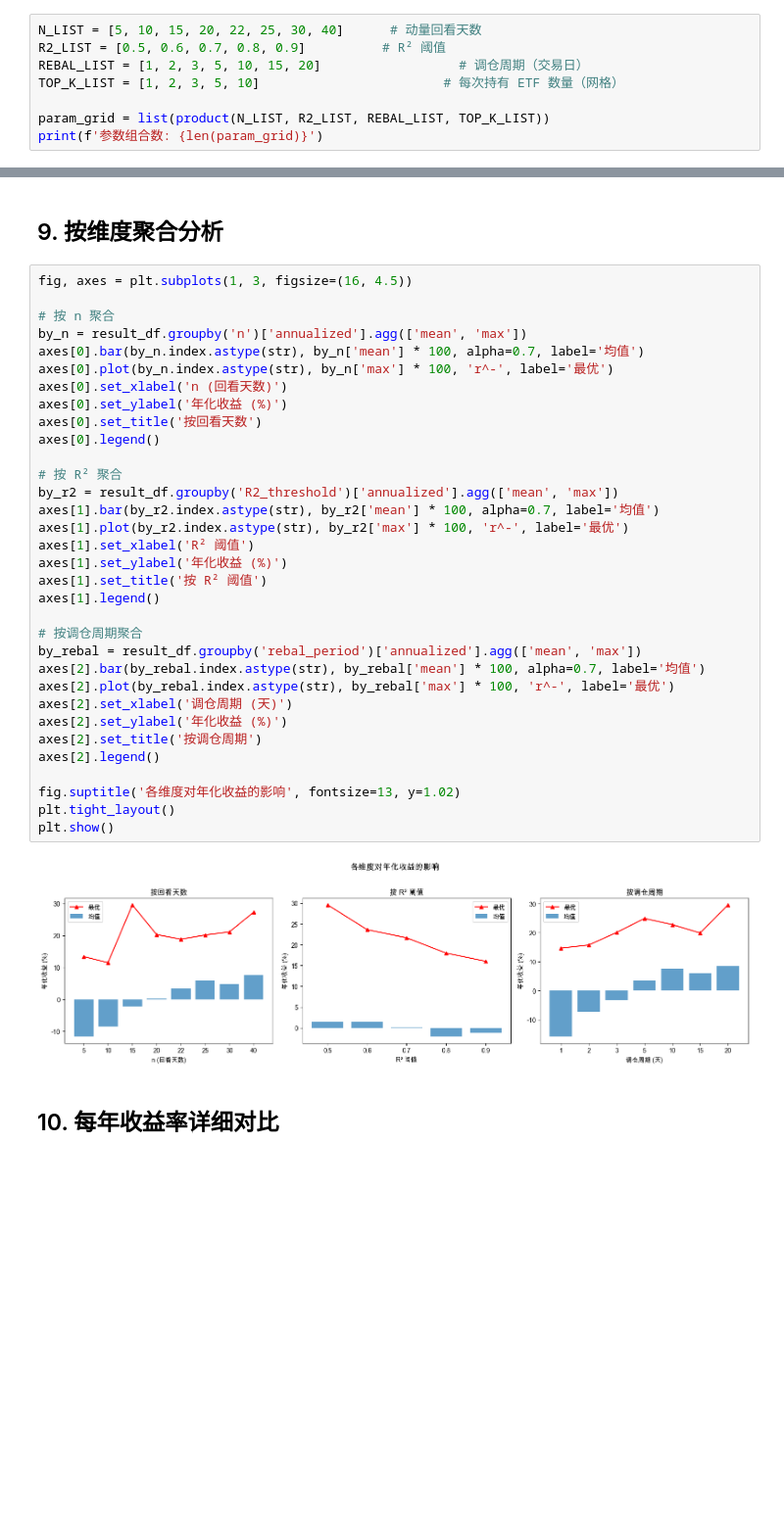
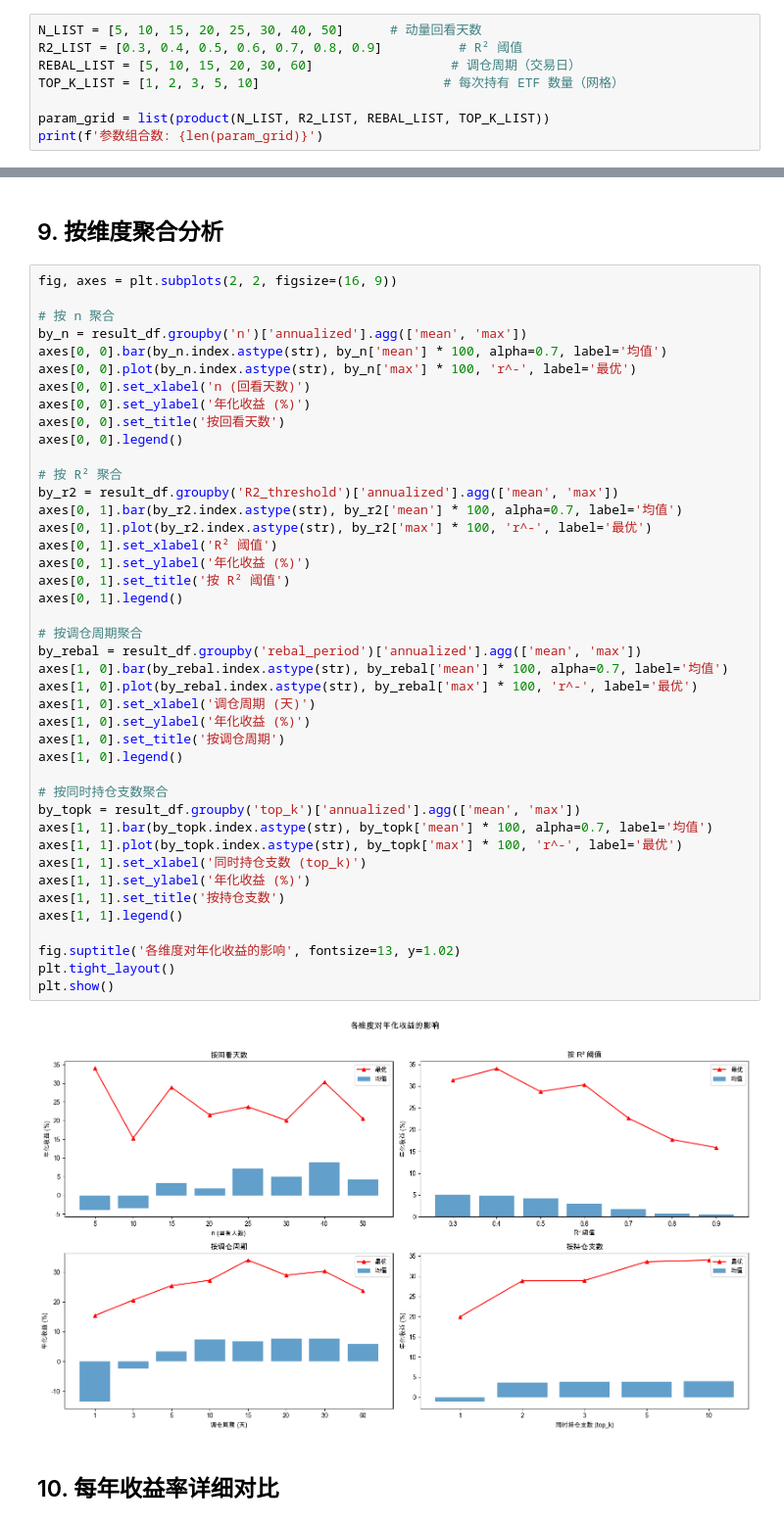
Before and after one commit to thinhunan/etf_momentum, a Jupyter notebook: momentum_backtest.ipynb, the cells around one changed output, grey strips where cells are left out. Shown at 98% size. Cells and saved outputs as stored; diff of their text form; blank space fills up the shorter version.

```diff
--- a/momentum_backtest.ipynb
+++ b/momentum_backtest.ipynb
@@ -182,9 +294,9 @@ def backtest_momentum(
 # %% [markdown]
 ## 3. 定义参数网格
 # %%
-N_LIST = [5, 10, 15, 20, 22, 25, 30, 40]      # 动量回看天数
-R2_LIST = [0.5, 0.6, 0.7, 0.8, 0.9]          # R² 阈值
-REBAL_LIST = [1, 2, 3, 5, 10, 15, 20]                  # 调仓周期（交易日）
+N_LIST = [5, 10, 15, 20, 25, 30, 40, 50]      # 动量回看天数
+R2_LIST = [0.3, 0.4, 0.5, 0.6, 0.7, 0.8, 0.9]          # R² 阈值
+REBAL_LIST = [5, 10, 15, 20, 30, 60]                  # 调仓周期（交易日）
 TOP_K_LIST = [1, 2, 3, 5, 10]                        # 每次持有 ETF 数量（网格）
 
 param_grid = list(product(N_LIST, R2_LIST, REBAL_LIST, TOP_K_LIST))
@@ -400,40 +574,49 @@ print(f'最大回撤: {best_row["max_drawdown"]:.2%}')
 # %% [markdown]
 ## 9. 按维度聚合分析
 # %%
-fig, axes = plt.subplots(1, 3, figsize=(16, 4.5))
+fig, axes = plt.subplots(2, 2, figsize=(16, 9))
 
 # 按 n 聚合
 by_n = result_df.groupby('n')['annualized'].agg(['mean', 'max'])
-axes[0].bar(by_n.index.astype(str), by_n['mean'] * 100, alpha=0.7, label='均值')
-axes[0].plot(by_n.index.astype(str), by_n['max'] * 100, 'r^-', label='最优')
-axes[0].set_xlabel('n (回看天数)')
-axes[0].set_ylabel('年化收益 (%)')
-axes[0].set_title('按回看天数')
-axes[0].legend()
+axes[0, 0].bar(by_n.index.astype(str), by_n['mean'] * 100, alpha=0.7, label='均值')
+axes[0, 0].plot(by_n.index.astype(str), by_n['max'] * 100, 'r^-', label='最优')
+axes[0, 0].set_xlabel('n (回看天数)')
+axes[0, 0].set_ylabel('年化收益 (%)')
+axes[0, 0].set_title('按回看天数')
+axes[0, 0].legend()
 
 # 按 R² 聚合
 by_r2 = result_df.groupby('R2_threshold')['annualized'].agg(['mean', 'max'])
-axes[1].bar(by_r2.index.astype(str), by_r2['mean'] * 100, alpha=0.7, label='均值')
-axes[1].plot(by_r2.index.astype(str), by_r2['max'] * 100, 'r^-', label='最优')
-axes[1].set_xlabel('R² 阈值')
-axes[1].set_ylabel('年化收益 (%)')
-axes[1].set_title('按 R² 阈值')
-axes[1].legend()
+axes[0, 1].bar(by_r2.index.astype(str), by_r2['mean'] * 100, alpha=0.7, label='均值')
+axes[0, 1].plot(by_r2.index.astype(str), by_r2['max'] * 100, 'r^-', label='最优')
+axes[0, 1].set_xlabel('R² 阈值')
+axes[0, 1].set_ylabel('年化收益 (%)')
+axes[0, 1].set_title('按 R² 阈值')
+axes[0, 1].legend()
 
 # 按调仓周期聚合
 by_rebal = result_df.groupby('rebal_period')['annualized'].agg(['mean', 'max'])
-axes[2].bar(by_rebal.index.astype(str), by_rebal['mean'] * 100, alpha=0.7, label='均值')
-axes[2].plot(by_rebal.index.astype(str), by_rebal['max'] * 100, 'r^-', label='最优')
-axes[2].set_xlabel('调仓周期 (天)')
-axes[2].set_ylabel('年化收益 (%)')
-axes[2].set_title('按调仓周期')
-axes[2].legend()
+axes[1, 0].bar(by_rebal.index.astype(str), by_rebal['mean'] * 100, alpha=0.7, label='均值')
+axes[1, 0].plot(by_rebal.index.astype(str), by_rebal['max'] * 100, 'r^-', label='最优')
+axes[1, 0].set_xlabel('调仓周期 (天)')
+axes[1, 0].set_ylabel('年化收益 (%)')
+axes[1, 0].set_title('按调仓周期')
+axes[1, 0].legend()
+
+# 按同时持仓支数聚合
+by_topk = result_df.groupby('top_k')['annualized'].agg(['mean', 'max'])
+axes[1, 1].bar(by_topk.index.astype(str), by_topk['mean'] * 100, alpha=0.7, label='均值')
+axes[1, 1].plot(by_topk.index.astype(str), by_topk['max'] * 100, 'r^-', label='最优')
+axes[1, 1].set_xlabel('同时持仓支数 (top_k)')
+axes[1, 1].set_ylabel('年化收益 (%)')
+axes[1, 1].set_title('按持仓支数')
+axes[1, 1].legend()
 
 fig.suptitle('各维度对年化收益的影响', fontsize=13, y=1.02)
 plt.tight_layout()
 plt.show()
 # %% [output]
-[figure, old version]
+[figure, new version]
 # %% [markdown]
 ## 10. 每年收益率详细对比
 # %%
```
Also changed, not shown: parts of 19 cells of this notebook.
